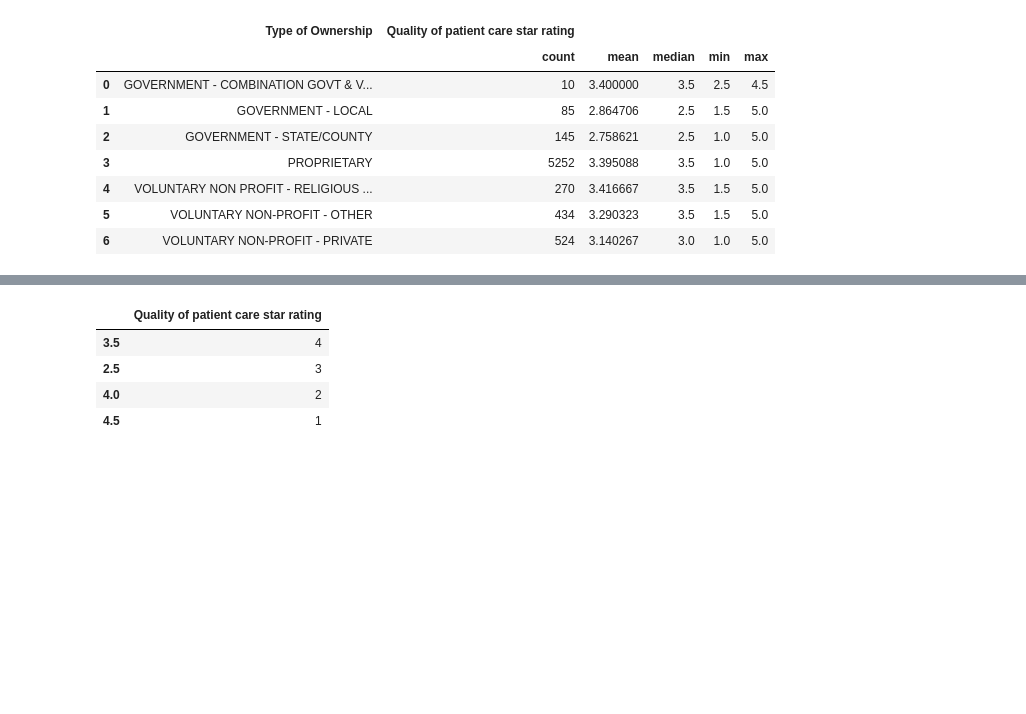
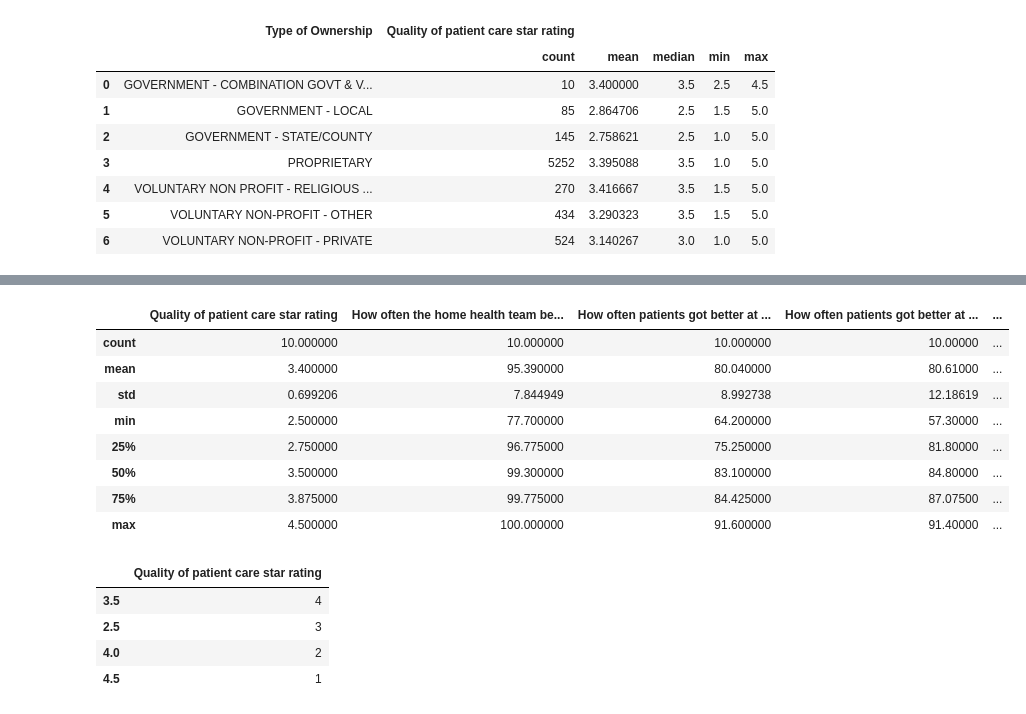
Before and after one commit to 1on1pt/CMS_Home_Health_Compare_January_2023_Refresh_Analysis, a Jupyter notebook: HH_Care_Compare_January_2023.ipynb, the cells around one changed output, grey strips where cells are left out. Cells and saved outputs as stored; diff of their text form; code cells hidden in the pictures; blank space fills up the shorter version.

```diff
--- a/HH_Care_Compare_January_2023.ipynb
+++ b/HH_Care_Compare_January_2023.ipynb
@@ -373,6 +373,18 @@ gov_combo_df.head()
 | 3375 | GOVERNMENT - COMBINATION GOVT & V... | 4.5 | 99.8 | 91.6 | ... |
 | 4105 | GOVERNMENT - COMBINATION GOVT & V... | 2.5 | 100.0 | 67.6 | ... |
 | 4382 | GOVERNMENT - COMBINATION GOVT & V... | 4.0 | 99.7 | 83.9 | ... |
+# %%
+gov_combo_df.describe()
+# %% [output]
+|  | Quality of patient care star rating | How often the home health team be... | How often patients got better at ... | How often patients got better at ... | ... |
+| count | 10.000000 | 10.000000 | 10.000000 | 10.00000 | ... |
+| mean | 3.400000 | 95.390000 | 80.040000 | 80.61000 | ... |
+| std | 0.699206 | 7.844949 | 8.992738 | 12.18619 | ... |
+| min | 2.500000 | 77.700000 | 64.200000 | 57.30000 | ... |
+| 25% | 2.750000 | 96.775000 | 75.250000 | 81.80000 | ... |
+| 50% | 3.500000 | 99.300000 | 83.100000 | 84.80000 | ... |
+| 75% | 3.875000 | 99.775000 | 84.425000 | 87.07500 | ... |
+| max | 4.500000 | 100.000000 | 91.600000 | 91.40000 | ... |
 # %%
 gov_combo_star_rating = pd.DataFrame(gov_combo_df['Quality of patient care star rating'].value_counts())
 gov_combo_star_rating
```
Also changed, not shown: parts of 10 cells of this notebook.
